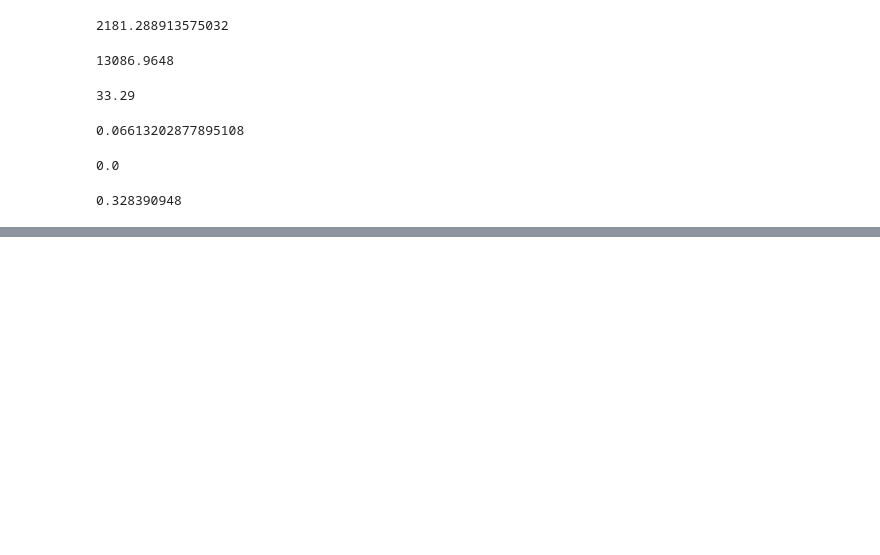
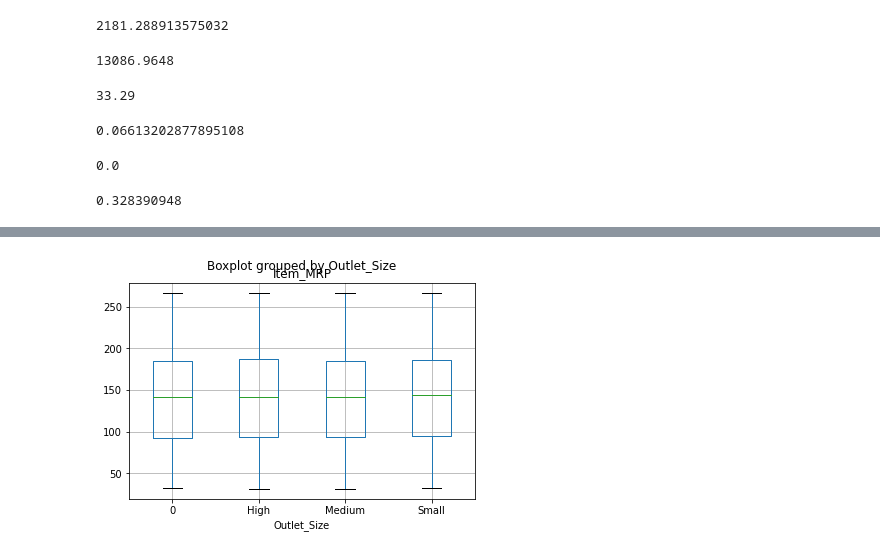
Before and after one commit to AbdoIbrahim/food-sales-predictions, a Jupyter notebook: Project_1_Part_1_(Core).ipynb, the cells around one changed output, grey strips where cells are left out. Cells and saved outputs as stored; diff of their text form; code cells hidden in the pictures; blank space fills up the shorter version.

```diff
--- a/Project_1_Part_1_(Core).ipynb
+++ b/Project_1_Part_1_(Core).ipynb
@@ -238,0 +322,5 @@ df['Item_Visibility'].max()
+# %%
+#Comparsion of an outlet's size and Item MRP
+df.boxplot(column='Item_MRP', by ='Outlet_Size');
+# %% [output]
+[figure, added]
```
Also changed, not shown: parts of 22 cells of this notebook.
